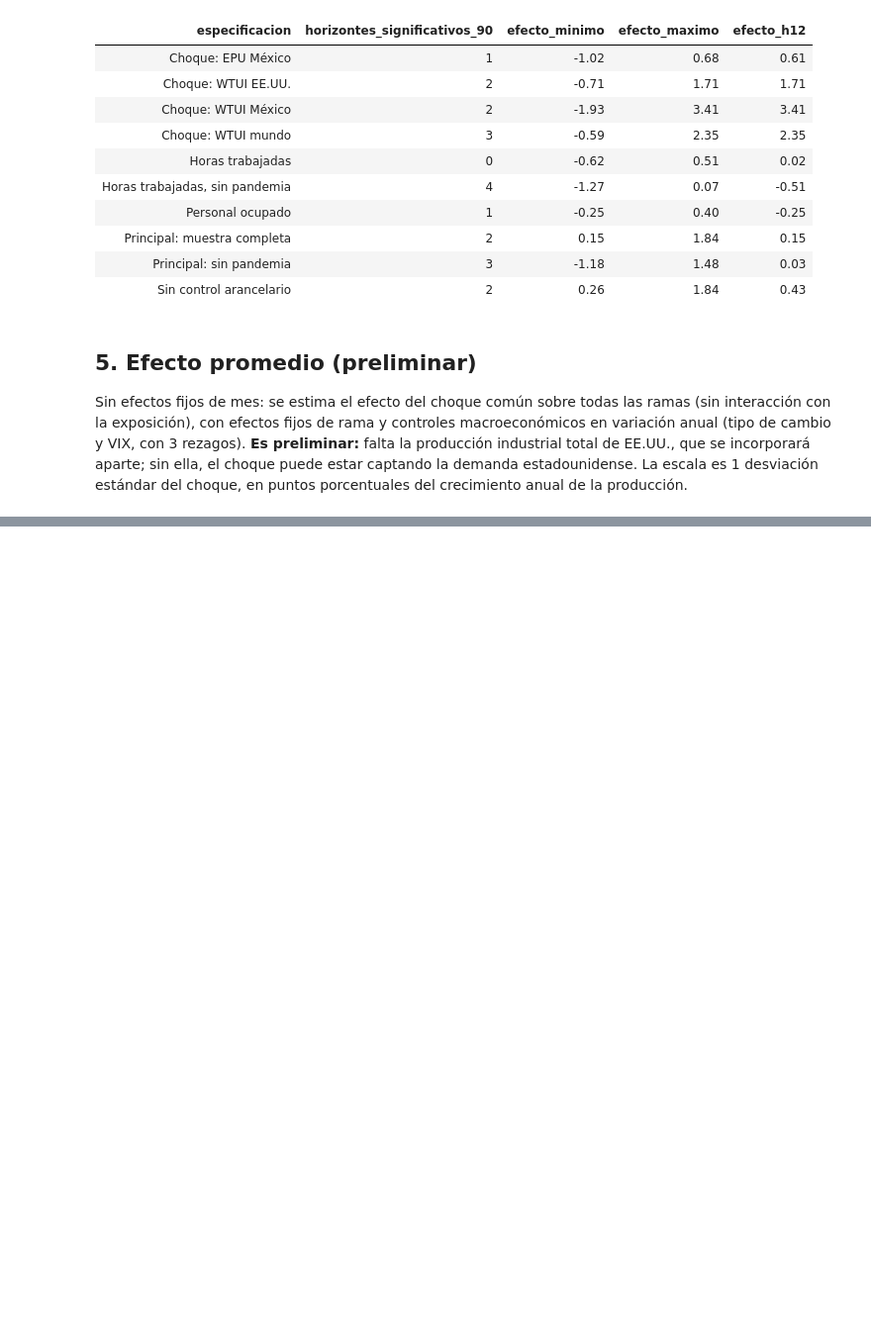
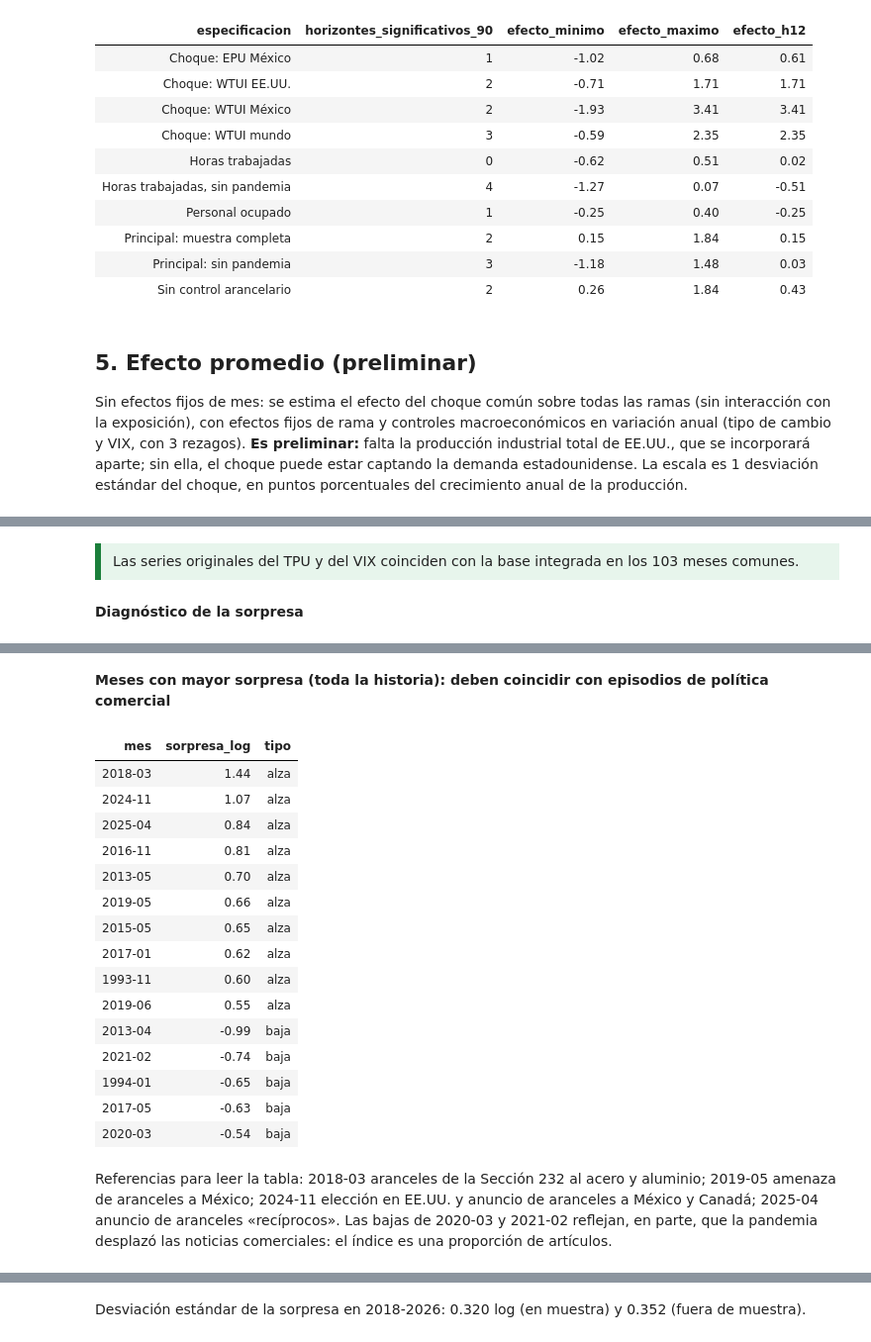
Before and after one commit to aabermejoq/Incertidumbre-Comercial, a Jupyter notebook: code/Python/02_local_projections.ipynb, the cells around one changed output, grey strips where cells are left out. Shown at 99% size. Saved outputs shown, nothing was run; the diff lists cells and outputs as text; code cells hidden in the pictures; blank space fills up the shorter version.

```diff
--- a/code/Python/02_local_projections.ipynb
+++ b/code/Python/02_local_projections.ipynb
@@ -423,0 +438,59 @@ Resultados guardados en `outputs/tables/lp_resultados.csv` y `outputs/tables/lp_
+# %%
+tpu_raw = pd.read_excel(RAIZ / "data/raw/incertidumbre/tpu_caldara_iacoviello.xlsx", sheet_name="TPU_MONTHLY")
+tpu_hist = tpu_raw.assign(mes=pd.to_datetime(tpu_raw.DATE).dt.to_period("M").dt.to_timestamp()).set_index("mes").TPU.astype(float)
+vix_raw = pd.read_csv(RAIZ / "data/raw/controles_macroeconomicos/fred_vix_diario.csv", na_values=["", "."], parse_dates=["observation_date"])
+vix_hist = vix_raw.dropna().set_index("observation_date").VIXCLS.resample("MS").mean()
+comun = serie_mes[["tpu", "vix_promedio_mensual"]].join(pd.DataFrame({"tpu_raw": tpu_hist, "vix_raw": vix_hist}), how="inner")
+assert np.allclose(comun.tpu, comun.tpu_raw) and np.allclose(comun.vix_promedio_mensual, comun.vix_raw), "Las series originales no coinciden con la base"
+aviso(f"Las series originales del TPU y del VIX coinciden con la base integrada en los {len(comun)} meses comunes.", "ok")
+
+pron = pd.DataFrame({"ltpu": np.log(tpu_hist), "lvix": np.log(vix_hist)})
+X_cols = []
+for l in range(1, 13):
+    pron[f"ltpu_l{l}"] = pron.ltpu.shift(l); X_cols.append(f"ltpu_l{l}")
+for l in range(1, 4):
+    pron[f"lvix_l{l}"] = pron.lvix.shift(l); X_cols.append(f"lvix_l{l}")
+pron = pron.dropna(subset=["ltpu", *X_cols])
+reg_pron = sm.OLS(pron.ltpu, sm.add_constant(pron[X_cols])).fit()
+sorpresa = reg_pron.resid.rename("sorpresa_tpu")
+
+oos = {}
+for m in pron.index[pron.index >= "2010-01-01"]:
+    previo = pron[pron.index < m]
+    r_ = sm.OLS(previo.ltpu, sm.add_constant(previo[X_cols])).fit()
+    oos[m] = pron.loc[m, "ltpu"] - float(r_.predict(sm.add_constant(pron.loc[[m], X_cols], has_constant="add")).iloc[0])
+sorpresa_oos = pd.Series(oos, name="sorpresa_tpu_oos")
+
+diag = pd.DataFrame([
+    dict(prueba="Meses usados en la regresión de pronóstico", valor=f"{len(pron)} ({pron.index.min():%Y-%m} a {pron.index.max():%Y-%m})"),
+    dict(prueba="R² de la regresión de pronóstico", valor=f"{reg_pron.rsquared:.3f}"),
+    dict(prueba="Autocorrelación de la sorpresa (rezagos 1, 2, 3, 12)", valor=", ".join(f"{sorpresa.autocorr(k):.2f}" for k in (1, 2, 3, 12))),
+    dict(prueba="Correlación sorpresa en muestra vs. fuera de muestra (2018-2026)", valor=f"{sorpresa['2018':].corr(sorpresa_oos['2018':]):.3f}"),
+    dict(prueba="Correlación sorpresa vs. variación anual del log TPU (2019-2026)", valor=f"{sorpresa['2019':].corr(np.log(tpu_hist).diff(12)['2019':]):.2f}"),
+])
+tabla(diag, "Diagnóstico de la sorpresa")
+top = pd.concat([sorpresa.sort_values(ascending=False).head(10), sorpresa.sort_values().head(5)])
+tabla(pd.DataFrame({"mes": [m.strftime("%Y-%m") for m in top.index], "sorpresa_log": top.values,
+                    "tipo": ["alza"] * 10 + ["baja"] * 5}),
+      "Meses con mayor sorpresa (toda la historia): deben coincidir con episodios de política comercial", dec=2)
+display(Markdown("Referencias para leer la tabla: 2018-03 aranceles de la Sección 232 al acero y aluminio; 2019-05 amenaza de aranceles a México; "
+                 "2024-11 elección en EE.UU. y anuncio de aranceles a México y Canadá; 2025-04 anuncio de aranceles «recíprocos». "
+                 "Las bajas de 2020-03 y 2021-02 reflejan, en parte, que la pandemia desplazó las noticias comerciales: el índice es una proporción de artículos."))
+
+base = base.drop(columns=[c for c in base.columns if c.startswith("sorpresa_tpu")], errors="ignore")
+base = base.merge(pd.DataFrame({"sorpresa_tpu": sorpresa, "sorpresa_tpu_oos": sorpresa_oos}).rename_axis("mes").reset_index(),
+                  on="mes", how="left", validate="many_to_one")
+serie_mes = base.drop_duplicates("mes").set_index("mes")
+ventana = serie_mes.loc[serie_mes.index >= "2018-01-01"]
+for c in ["sorpresa_tpu", "sorpresa_tpu_oos"]:
+    ESCALA[c] = ventana[c].std()
+    base[c + "_std"] = base[c] / ESCALA[c]
+serie_mes = base.drop_duplicates("mes").set_index("mes")
+s2 = serie_mes.sorpresa_tpu_std.dropna()
+m2 = [m.strftime("%Y-%m") for m in s2.index]
+ip2 = [i for i, m in enumerate(s2.index) if PANDEMIA[0] <= m <= PANDEMIA[1]]
+display(HTML(svg_linea(m2, s2.values, "Sorpresa del TPU, estandarizada, 2018-2026 (gris: pandemia)", "desviaciones estándar", sombra=[(ip2[0], ip2[-1])])))
+display(Markdown(f"Desviación estándar de la sorpresa en 2018-2026: {ESCALA['sorpresa_tpu']:.3f} log (en muestra) y {ESCALA['sorpresa_tpu_oos']:.3f} (fuera de muestra)."))
+# %% [output]
+Las series originales del TPU y del VIX coinciden con la base integrada en los 103 meses comunes.
+**Diagnóstico de la sorpresa**
@@ -423,0 +503,18 @@ Resultados guardados en `outputs/tables/lp_resultados.csv` y `outputs/tables/lp_
+**Meses con mayor sorpresa (toda la historia): deben coincidir con episodios de política comercial**
+| mes | sorpresa_log | tipo |
+| 2018-03 | 1.44 | alza |
+| 2024-11 | 1.07 | alza |
+| 2025-04 | 0.84 | alza |
+| 2016-11 | 0.81 | alza |
+| 2013-05 | 0.70 | alza |
+| 2019-05 | 0.66 | alza |
+| 2015-05 | 0.65 | alza |
+| 2017-01 | 0.62 | alza |
+| 1993-11 | 0.60 | alza |
+| 2019-06 | 0.55 | alza |
+| 2013-04 | -0.99 | baja |
+| 2021-02 | -0.74 | baja |
+| 1994-01 | -0.65 | baja |
+| 2017-05 | -0.63 | baja |
+| 2020-03 | -0.54 | baja |
+Referencias para leer la tabla: 2018-03 aranceles de la Sección 232 al acero y aluminio; 2019-05 amenaza de aranceles a México; 2024-11 elección en EE.UU. y anuncio de aranceles a México y Canadá; 2025-04 anuncio de aranceles «recíprocos». Las bajas de 2020-03 y 2021-02 reflejan, en parte, que la pandemia desplazó las noticias comerciales: el índice es una proporción de artículos.
@@ -423,0 +522 @@ Resultados guardados en `outputs/tables/lp_resultados.csv` y `outputs/tables/lp_
+Desviación estándar de la sorpresa en 2018-2026: 0.320 log (en muestra) y 0.352 (fuera de muestra).
```
Also changed, not shown: parts of 9 cells of this notebook, 4 other files.
